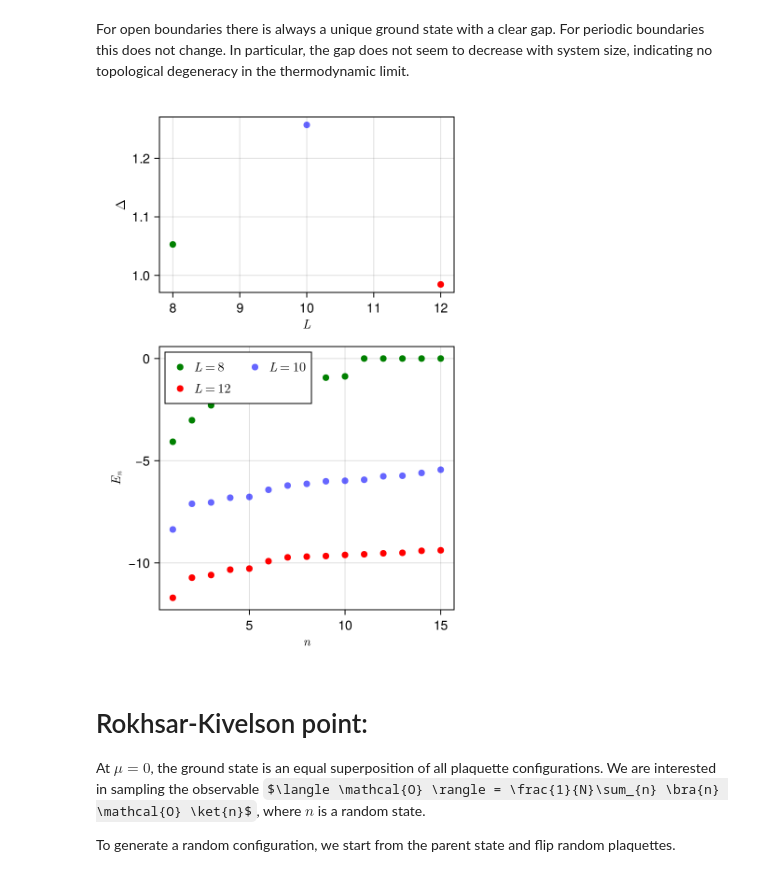
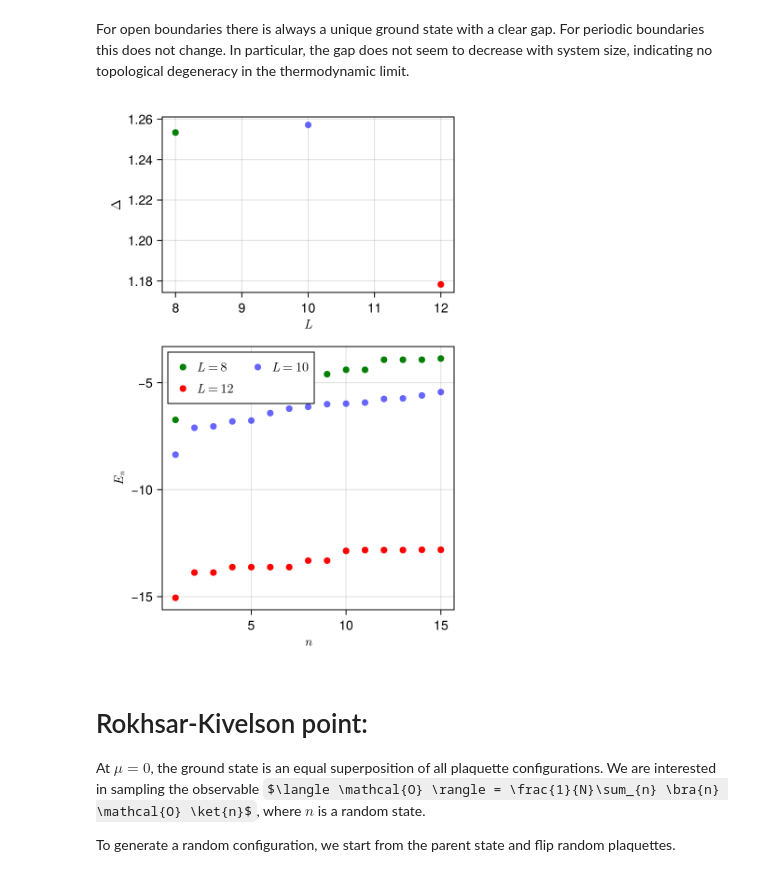
Before and after one commit to NilsNiggemann/SpiderWebModel.jl, a Jupyter notebook: Application/PeriodicStateFluctuations.ipynb, the cells around one changed output. Saved outputs shown, nothing was run; the diff lists cells and outputs as text; code cells hidden in the pictures; some formulas as TeX source.

```diff
--- a/Application/PeriodicStateFluctuations.ipynb
+++ b/Application/PeriodicStateFluctuations.ipynb
@@ -382,25 +382,25 @@ For open boundaries there is always a unique ground state with a clear gap. For
 # %%
 function plotSpectrum_periodic!(ax,axgap,L;kwargs...)
     State = getPeriodic(getStairCase(L))
     eval = solveED(State,0,nev = 15).sol.values
     Δ = eval[2] - eval[1]
     scatter!(ax,1:length(eval),eval;kwargs...)
     scatter!(axgap,L,Δ;kwargs...)
 end
 
 let
     fig = Figure(size = 400 .* (1,1.5))
     axgap = Axis(fig[1,1],xlabel = L"L",ylabel = L"Δ")
     ax = Axis(fig[2,1],xlabel = L"n",ylabel = L"E_n")
-    plotSpectrum!(ax,axgap,8,markersize = 10,color = :green,label = L"L=8")
-    plotSpectrum!(ax,axgap,10,markersize = 10;color = (:blue,0.6),label = L"L=10")
-    plotSpectrum!(ax,axgap,12,markersize = 10;color = :red,label = L"L=12")
+    plotSpectrum_periodic!(ax,axgap,8,markersize = 10,color = :green,label = L"L=8")
+    plotSpectrum_periodic!(ax,axgap,10,markersize = 10;color = (:blue,0.6),label = L"L=10")
+    plotSpectrum_periodic!(ax,axgap,12,markersize = 10;color = :red,label = L"L=12")
     rowsize!(fig.layout,1,Relative(0.4))
     axislegend(ax,position = :lt,nbanks = 2)
     fig
 end
 # %% [output]
-[figure, old version]
+[figure, new version]
 # %% [markdown]
 # Rokhsar-Kivelson point:
 At $\mu = 0$, the ground state is an equal superposition of all plaquette configurations.
```
Also changed, not shown: parts of 1 cell of this notebook, 2 other files.
